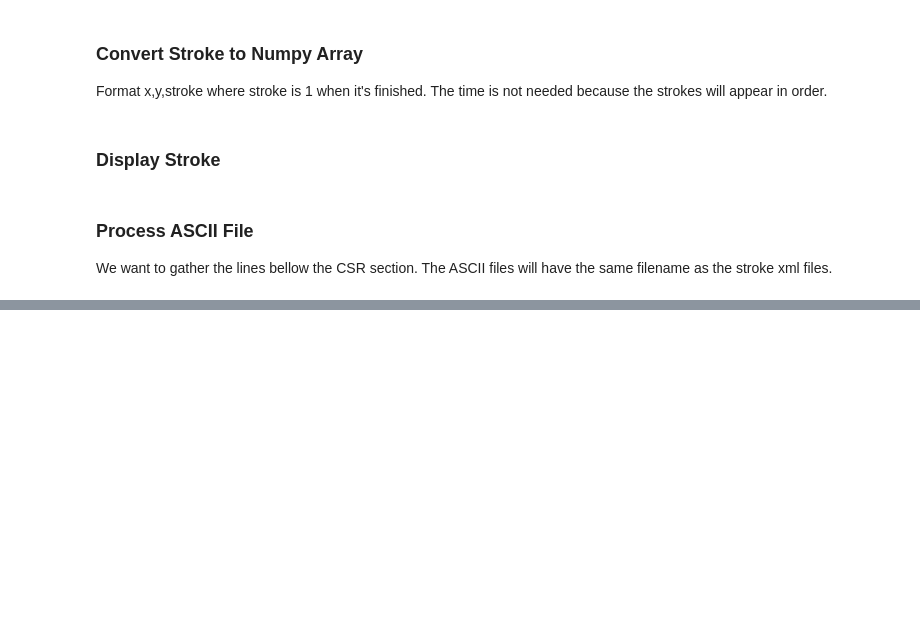
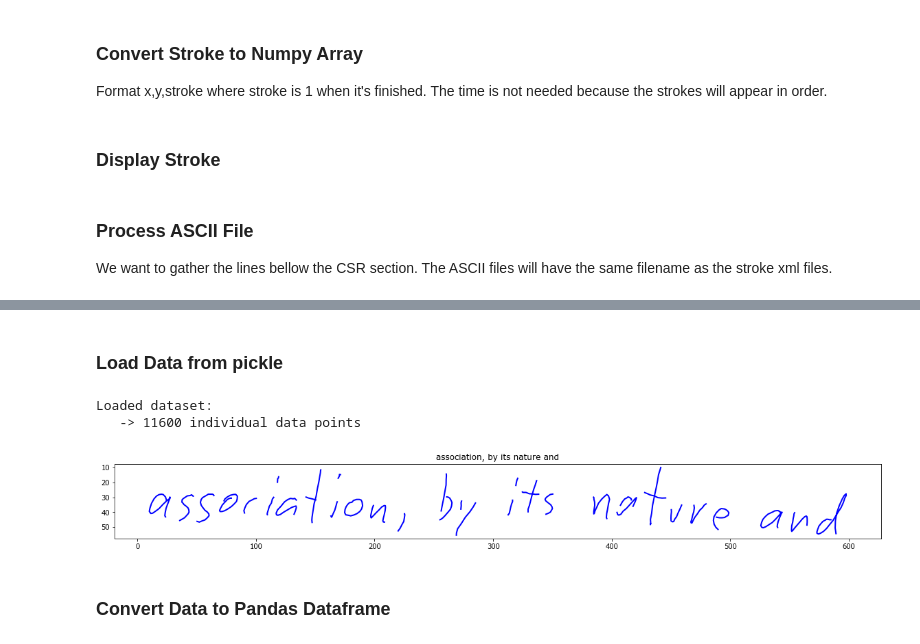
Before and after one commit to PacktPublishing/Deep-Reinforcement-with-PyTorch-and-TensorFlow, a Jupyter notebook: notebooks/recurrent_pytorch/IAM_Handwriting_Dataset.ipynb, the cells around one changed output, grey strips where cells are left out. Cells and saved outputs as stored; diff of their text form; code cells hidden in the pictures; blank space fills up the shorter version.

Commit message:
Adding some functions to process pandas and pickle

```diff
--- a/notebooks/recurrent_pytorch/IAM_Handwriting_Dataset.ipynb
+++ b/notebooks/recurrent_pytorch/IAM_Handwriting_Dataset.ipynb
@@ -18,16 +18,21 @@ The filenames are hyphen-separated. Test id - Writer id - Passage id - Sentence
 * https://www.kaggle.com/c/tensorflow-speech-recognition-challenge/kernels
 * https://towardsdatascience.com/kaggle-tensorflow-speech-recognition-challenge-b46a3bca2501
 # %%
+import tensorflow as tf
 import os
 import pickle
 import numpy as np
 import xml.etree.ElementTree as ET
 import random
 import matplotlib.pyplot as plt
+import pandas as pd
 %matplotlib inline
 
 stroke_dir = "data/lineStrokes"
 ascii_dir = "data/ascii"
+pickle_filename = "data/strokes_training_data.cpkl"
+
+tf.enable_eager_execution()
 # %% [markdown]
 ### Read Stroke Directories
 The most interesting files for us will be ascii and linestrokes
@@ -180,0 +178,39 @@ Label: however, that a research
+# %% [markdown]
+### Load Data from pickle
+# %%
+def load_preprocessed(data_file, tsteps=300, limit=500, scale_factor=10):
+    f = open(data_file,"rb")
+    [raw_stroke_data, raw_ascii_data] = pickle.load(f)
+    f.close()
+
+    # goes thru the list, and only keeps the text entries that have more than tsteps points
+    stroke_data = []
+    ascii_data = []
+    counter = 0
+
+    for i in range(len(raw_stroke_data)):
+        data = raw_stroke_data[i]
+        if len(data) > (tsteps+2):
+            # removes large gaps from the data
+            data = np.minimum(data, limit)
+            data = np.maximum(data, -limit)
+            data = np.array(data,dtype=np.float32)
+            data[:,0:2] /= scale_factor
+
+            stroke_data.append(data)
+            ascii_data.append(raw_ascii_data[i])
+
+
+    print ("Loaded dataset:")
+    print ("   -> {} individual data points".format(len(stroke_data)))
+    return stroke_data, ascii_data
+# %%
+X,Y = load_preprocessed(pickle_filename)
+X_np = np.asarray(X)
+line_plot(X[0], Y[0])
+# %% [output]
+Loaded dataset:
+   -> 11600 individual data points
+[figure, added]
+# %% [markdown]
+### Convert Data to  Pandas Dataframe
```
Also changed, not shown: parts of 7 cells of this notebook.
